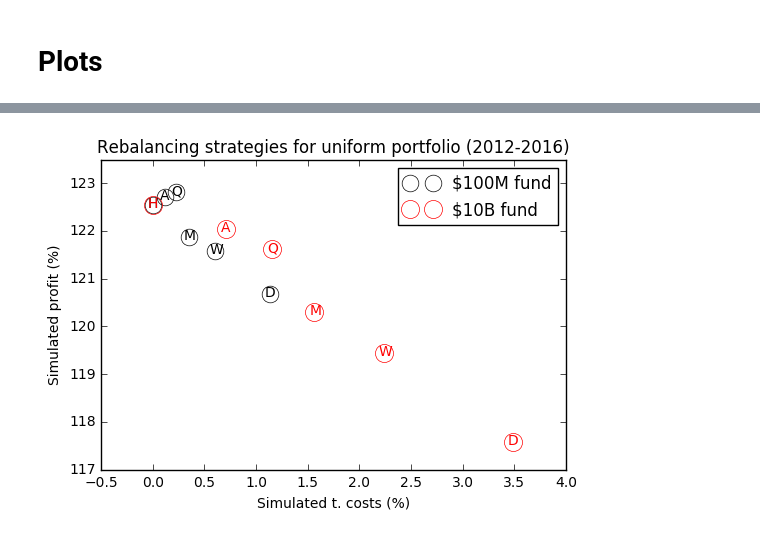
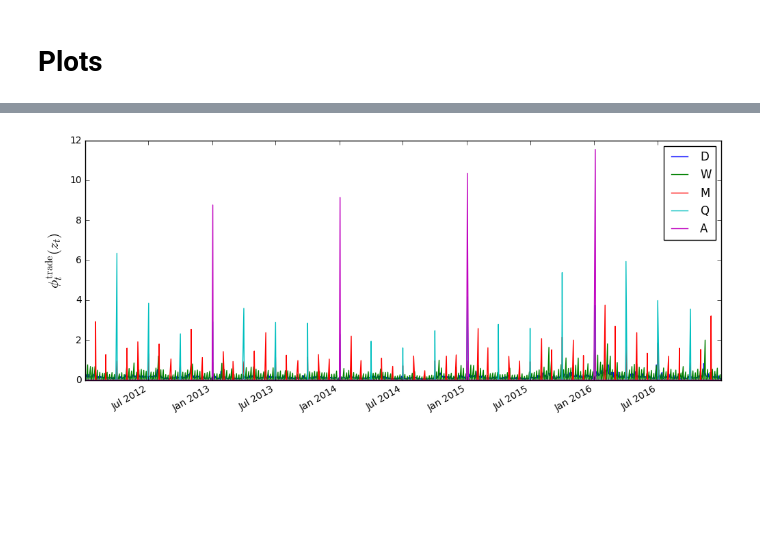
Before and after one commit to cvxgrp/cvxportfolio, a Jupyter notebook: BasicExample.ipynb, the cells around one changed output, grey strips where cells are left out. Drawn from its saved outputs; the diff is of its cells as text; code cells hidden in the pictures; blank space fills up the shorter version.

```diff
--- a/BasicExample.ipynb
+++ b/BasicExample.ipynb
@@ -182,51 +170,32 @@ plt.savefig(plotdir+'basic_riskrewardfrontier.png')
 # %%
-offsetx = 0.05
-offsety = 0.06
+# offsetx = 0.05
+# offsety = 0.06
 
-for ticker, values in result_df.iterrows():
-    for size, coord in values.unstack().iterrows():
-        x,y=coord['TCosts'],coord['Profit']
-        if size=='$100M':
-            line1,=plt.plot(x,y, 'ko', markersize=12, fillstyle='none', label='\$100M fund')
-            plt.text(x-offsetx,y-offsety, ticker)
+# for ticker, values in result_df.iterrows():
+#     for size, coord in values.unstack().iterrows():
+#         x,y=coord['TCosts'],coord['Profit']
+#         if size=='$100M':
+#             line1,=plt.plot(x,y, 'ko', markersize=12, fillstyle='none', label='\$100M fund')
+#             plt.text(x-offsetx,y-offsety, ticker)
 
-        if size=='$10B':
-            line2,=plt.plot(x,y, 'ro', markersize=13, fillstyle='none', label='\$10B fund')
-            plt.text(x-offsetx,y-offsety,ticker,color='r' )
+#         if size=='$10B':
+#             line2,=plt.plot(x,y, 'ro', markersize=13, fillstyle='none', label='\$10B fund')
+#             plt.text(x-offsetx,y-offsety,ticker,color='r' )
 
-plt.xlim([-.5, 4])
-plt.ylim([117,123.5])
-plt.legend(loc='upper right',handles=[line1, line2])
-plt.xlabel("Simulated t. costs (%)")
-plt.ylabel("Simulated profit (%)")
-plt.title("Rebalancing strategies for uniform portfolio (2012-2016)")
+# plt.xlim([-.5, 4])
+# plt.ylim([117,123.5])
+# plt.legend(loc='upper right',handles=[line1, line2])
+# plt.xlabel("Simulated t. costs (%)")
+# plt.ylabel("Simulated profit (%)")
+# plt.title("Rebalancing strategies for uniform portfolio (2012-2016)")
 
-plt.savefig(plotdir+'pandl_vs_tcost.png')
+# plt.savefig(plotdir+'return_vs_volatility.png')
-# %% [output]
-[figure, removed]
-# %%
-offsetx = 0.05
-offsety = 0.06
-
-for ticker, values in result_df.iterrows():
-    for size, coord in values.unstack().iterrows():
-        x,y=coord['TCosts'],coord['Profit']
-        if size=='$100M':
-            line1,=plt.plot(x,y, 'ko', markersize=12, fillstyle='none', label='\$100M fund')
-            plt.text(x-offsetx,y-offsety, ticker)
-
-        if size=='$10B':
-            line2,=plt.plot(x,y, 'ro', markersize=13, fillstyle='none', label='\$10B fund')
-            plt.text(x-offsetx,y-offsety,ticker,color='r' )
-
-plt.xlim([-.5, 4])
-plt.ylim([117,123.5])
-plt.legend(loc='upper right',handles=[line1, line2])
-plt.xlabel("Simulated t. costs (%)")
-plt.ylabel("Simulated profit (%)")
-plt.title("Rebalancing strategies for uniform portfolio (2012-2016)")
-
-plt.savefig(plotdir+'return_vs_volatility.png')
+# %%
+res.loc[:, '\$10B'].apply(lambda x: 10000*x.simulator_TcostModel.sum(1)/x.v).T.ix[:,:-1].plot(figsize=(12,5))
+plt.ylabel("$\phi_t^{\mathrm{trade}}(z_t)$",fontsize=15)
+plt.savefig(plotdir+'basic_example_tcost_time.png')
+# %% [output]
+[figure, added]
 # %%
 for k,results in res.loc['D'].iteritems():
     plt.figure()
```
Also changed, not shown: parts of 16 cells of this notebook.
